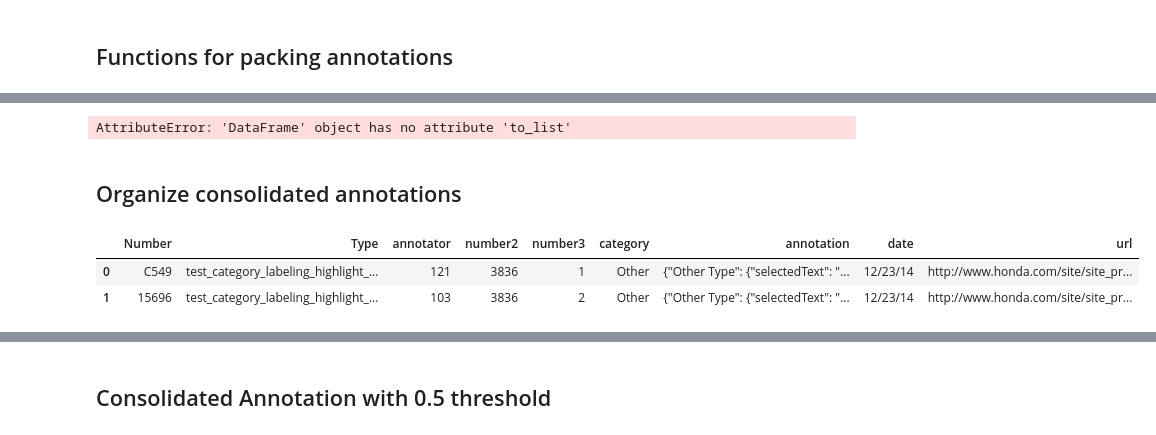
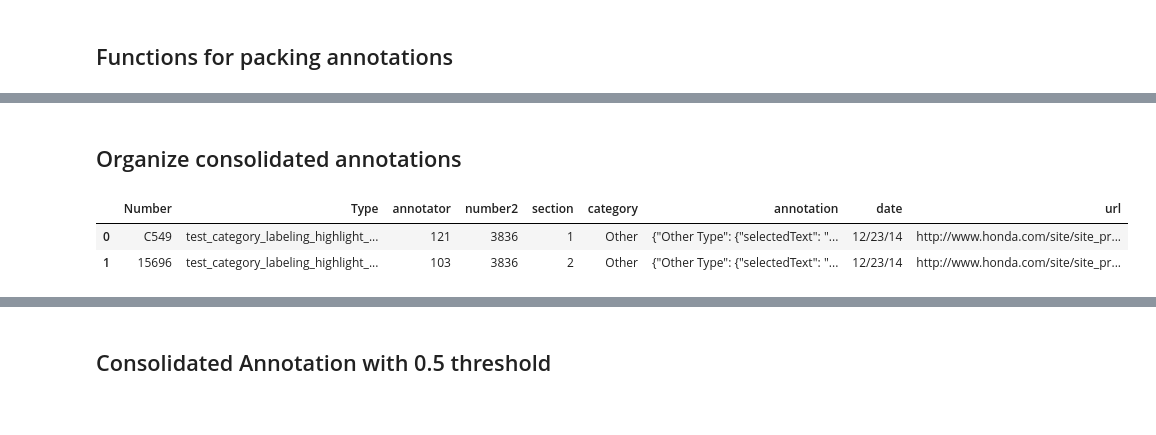
Before and after one commit to nelson-yao/capstonelegal, a Jupyter notebook: Parse_opp_115.ipynb, the cells around one changed output, grey strips where cells are left out. Saved outputs shown, nothing was run; the diff lists cells and outputs as text; code cells hidden in the pictures.

```diff
--- a/Parse_opp_115.ipynb
+++ b/Parse_opp_115.ipynb
@@ -187,4 +182,0 @@ Index([u'endIndexInSegment', u'section', u'selectedText',
-# %%
-packedAnnoOriginal["foxsports.com"]["Data Retention"]["Retention Period"].
-# %% [output]
-AttributeError: 'DataFrame' object has no attribute 'to_list'
@@ -201,11 +186,11 @@ for key in packedAnnoOriginal:
 ## Organize consolidated annotations
 # %%
 #/Users/NYao/Documents/MIDS/210/Data/OPP-115/consolidation/
-hondaConso=pd.read_csv("../Data/OPP-115/consolidation/threshold-1.0-overlap-similarity/1050_honda.com.csv")
-hondaConso.columns=["Number", "Type", "annotator", "number2", "number3", "category", "annotation", "date", "url"]
+hondaConso=pd.read_csv("/share/pub/OPP-115/consolidation/threshold-1.0-overlap-similarity/1050_honda.com.csv")
+hondaConso.columns=["Number", "Type", "annotator", "number2", "section", "category", "annotation", "date", "url"]
 hondaConso.head(2)
 # %% [output]
-|  | Number | Type | annotator | number2 | number3 | category | annotation | date | url |
+|  | Number | Type | annotator | number2 | section | category | annotation | date | url |
 | 0 | C549 | test_category_labeling_highlight_... | 121 | 3836 | 1 | Other | {"Other Type": {"selectedText": "... | 12/23/14 | http://www.honda.com/site/site_pr... |
 | 1 | 15696 | test_category_labeling_highlight_... | 103 | 3836 | 2 | Other | {"Other Type": {"selectedText": "... | 12/23/14 | http://www.honda.com/site/site_pr... |
 # %%
```
Also changed, not shown: parts of 32 cells of this notebook, 6 other files.
